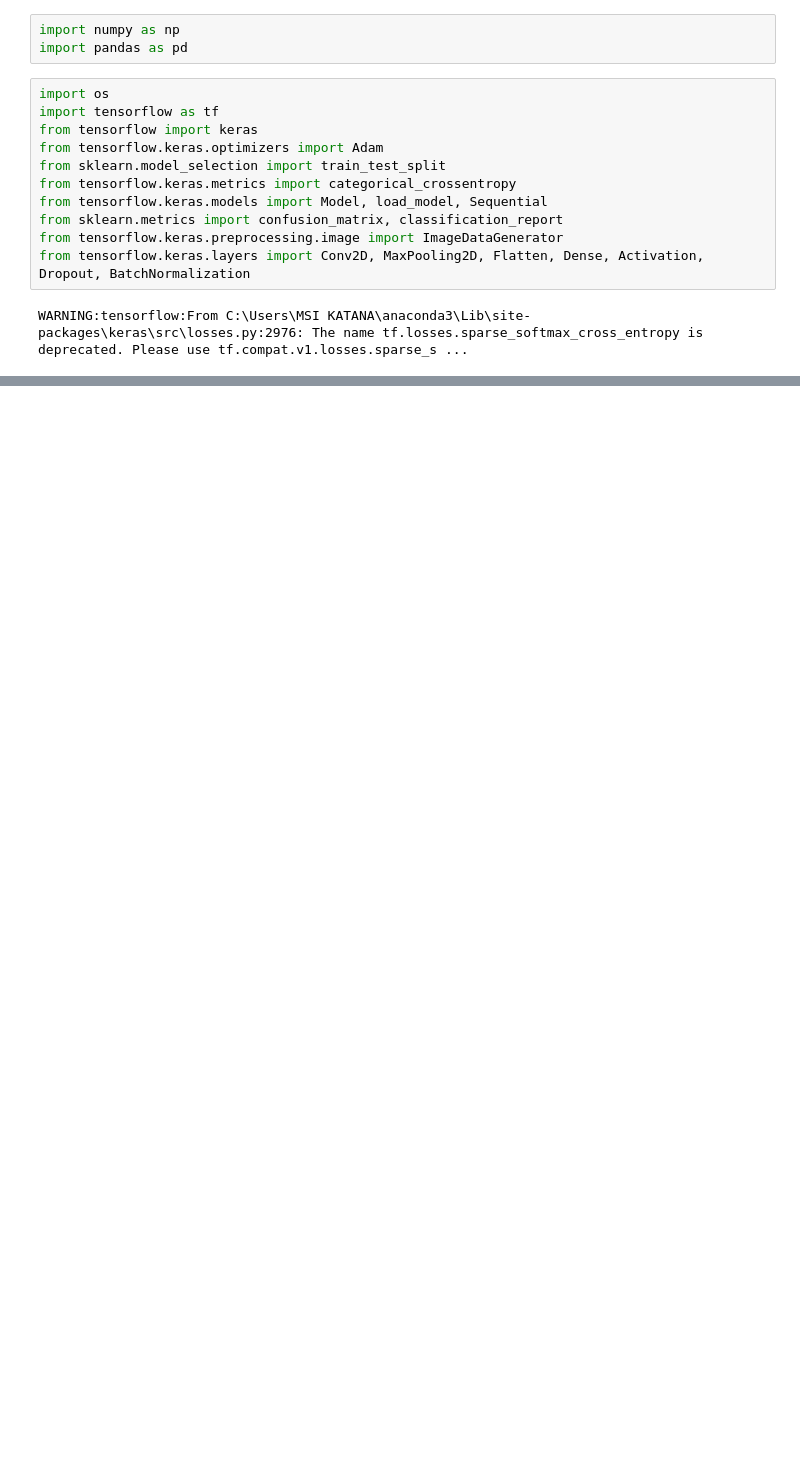
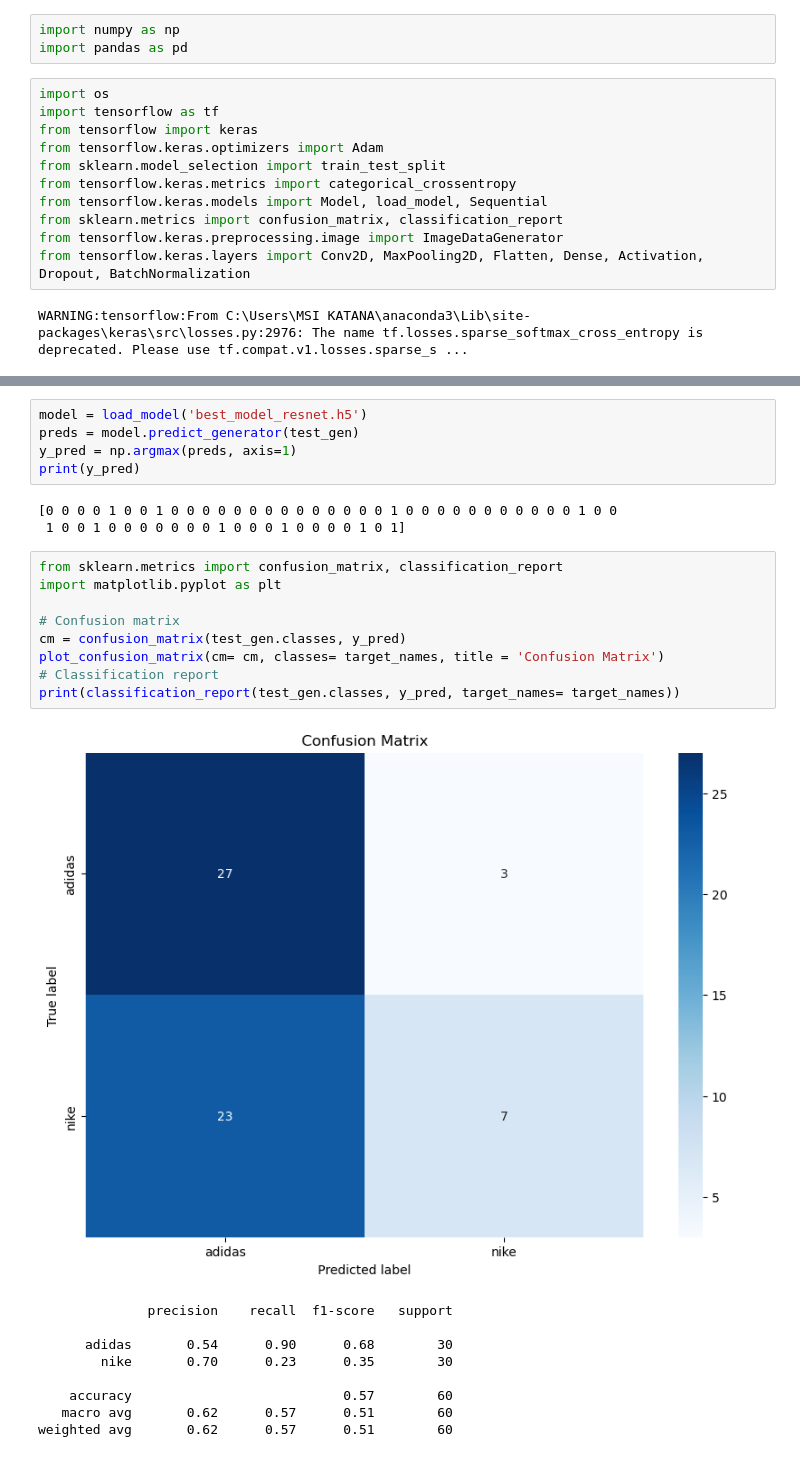
Before and after one commit to Inupa6677/Computer-vision-projects-by-Inupa-Bandara, a Jupyter notebook: Nike vs adidas shoe classification/Nike vs adidas shoe classification.ipynb, the cells around one changed output, grey strips where cells are left out. Drawn from its saved outputs; the diff is of its cells as text; blank space fills up the shorter version.

```diff
--- a/Nike vs adidas shoe classification/Nike vs adidas shoe classification.ipynb
+++ b/Nike vs adidas shoe classification/Nike vs adidas shoe classification.ipynb
@@ -46,0 +358,27 @@ Found 55 files belonging to 2 classes.
+# %%
+model = load_model('best_model_resnet.h5')
+preds = model.predict_generator(test_gen)
+y_pred = np.argmax(preds, axis=1)
+print(y_pred)
+# %% [output]
+[0 0 0 0 1 0 0 1 0 0 0 0 0 0 0 0 0 0 0 0 0 0 1 0 0 0 0 0 0 0 0 0 0 0 1 0 0
+ 1 0 0 1 0 0 0 0 0 0 0 1 0 0 0 1 0 0 0 0 1 0 1]
+# %%
+from sklearn.metrics import confusion_matrix, classification_report
+import matplotlib.pyplot as plt
+
+# Confusion matrix
+cm = confusion_matrix(test_gen.classes, y_pred)
+plot_confusion_matrix(cm= cm, classes= target_names, title = 'Confusion Matrix')
+# Classification report
+print(classification_report(test_gen.classes, y_pred, target_names= target_names))
+# %% [output]
+[figure, added]
+              precision    recall  f1-score   support
+
+      adidas       0.54      0.90      0.68        30
+        nike       0.70      0.23      0.35        30
+
+    accuracy                           0.57        60
+   macro avg       0.62      0.57      0.51        60
+weighted avg       0.62      0.57      0.51        60
```
Also changed, not shown: parts of 28 cells of this notebook, 3 other files.
